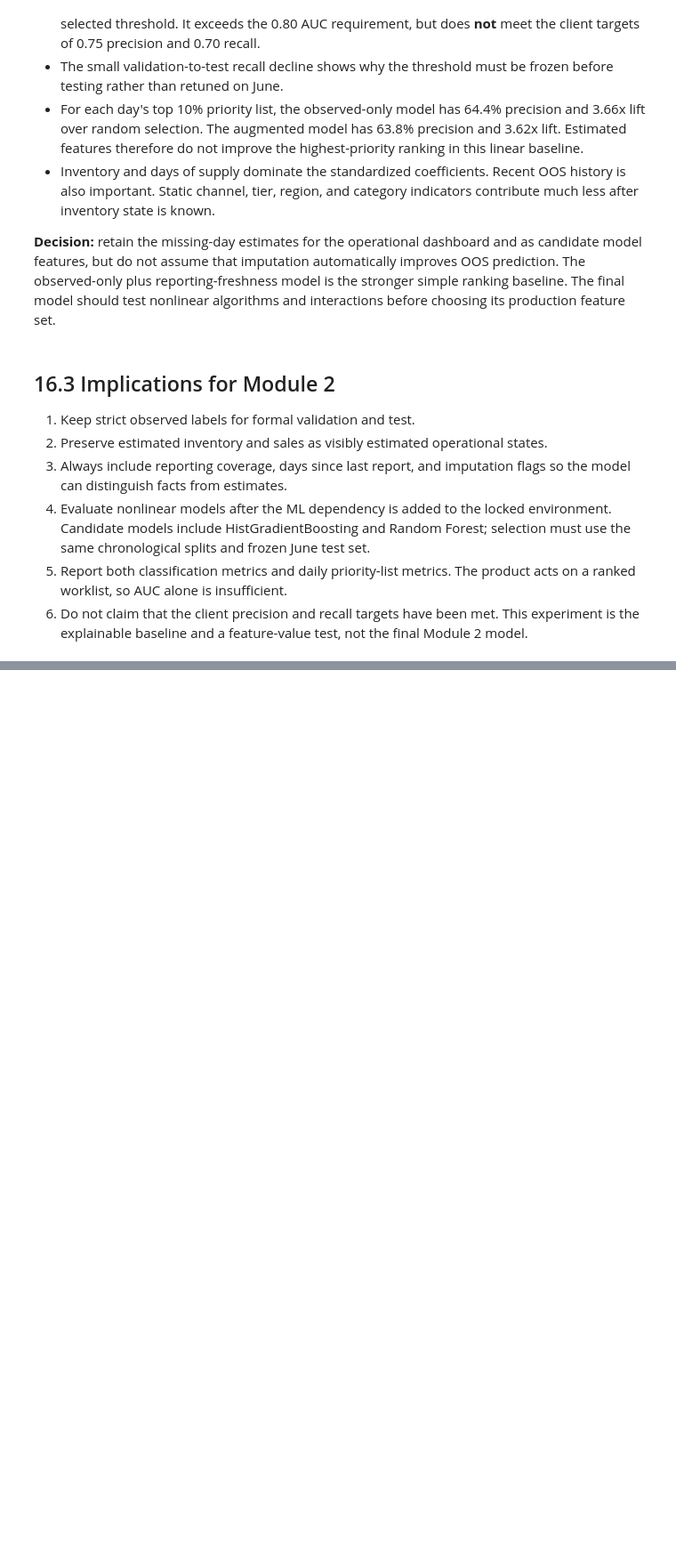
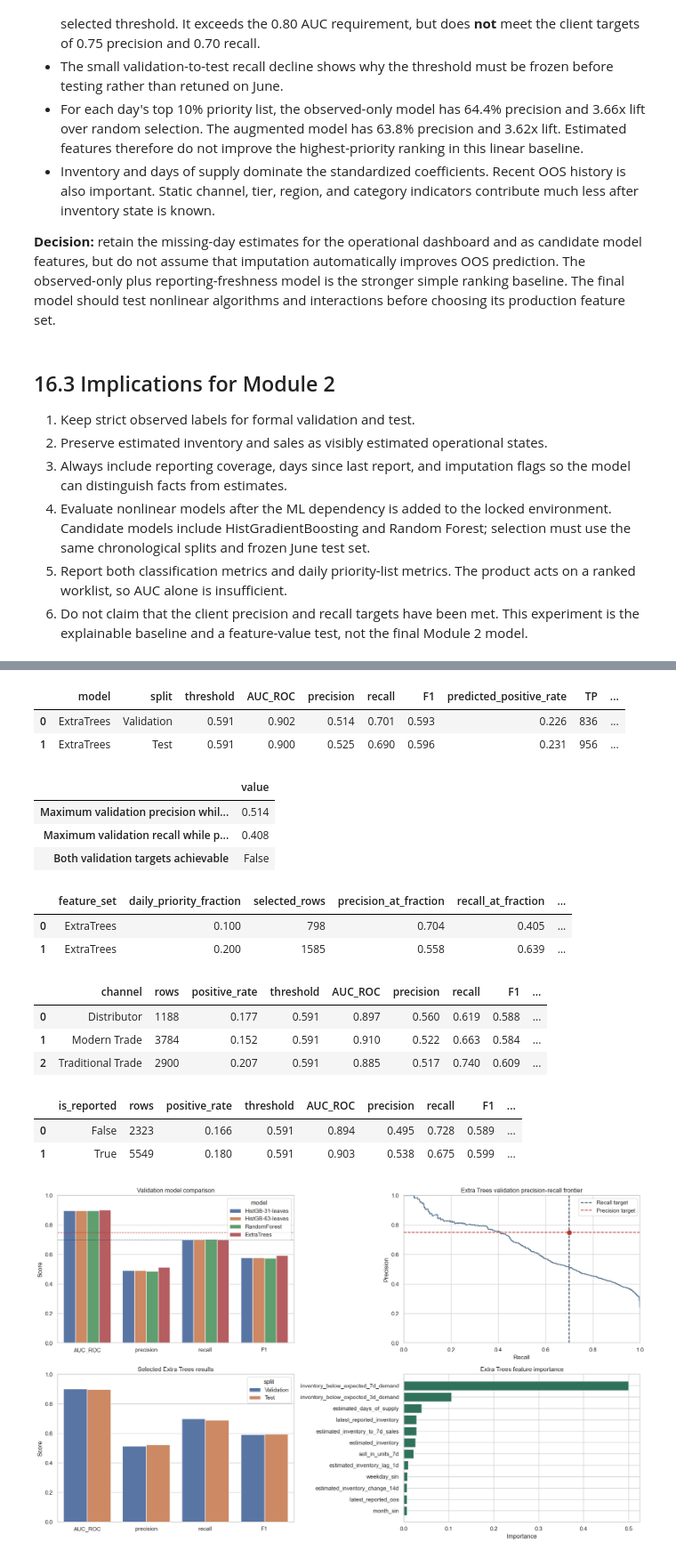
Before and after one commit to Zeye430/marvel-cpg-ai-platform, a Jupyter notebook: notebooks/exploratory/marvel_deep_eda_product_insights.ipynb, the cells around one changed output, grey strips where cells are left out. Shown at 89% size. Cells and saved outputs as stored; diff of their text form; code cells hidden in the pictures; blank space fills up the shorter version.

Commit message:
Freeze V1 data baseline and analyses

```diff
--- a/notebooks/exploratory/marvel_deep_eda_product_insights.ipynb
+++ b/notebooks/exploratory/marvel_deep_eda_product_insights.ipynb
@@ -2675,0 +3210,47 @@ plt.show()
+# %%
+display(validation_model_comparison)
+display(selected_model_results)
+display(target_feasibility.to_frame("value"))
+display(selected_priority_metrics)
+display(selected_channel_results)
+display(selected_reporting_results)
+
+comparison_metrics = validation_model_comparison.melt(
+    id_vars=["feature_set", "model"],
+    value_vars=["AUC_ROC", "precision", "recall", "F1"],
+    var_name="metric", value_name="value",
+)
+top_features = selected_feature_importance.head(12).sort_values("importance")
+
+fig, axes = plt.subplots(2, 2, figsize=(17, 10))
+sns.barplot(data=comparison_metrics, x="metric", y="value", hue="model", ax=axes[0, 0])
+axes[0, 0].axhline(0.75, color=COLORS["red"], linestyle="--", linewidth=1)
+axes[0, 0].axhline(0.70, color=COLORS["navy"], linestyle=":", linewidth=1)
+axes[0, 0].set(title="Validation model comparison", xlabel="", ylabel="Score", ylim=(0, 1))
+
+frontier_plot = selected_validation_frontier.sort_values("recall")
+axes[0, 1].plot(frontier_plot["recall"], frontier_plot["precision"], color=COLORS["blue"])
+axes[0, 1].axvline(0.70, color=COLORS["navy"], linestyle="--", label="Recall target")
+axes[0, 1].axhline(0.75, color=COLORS["red"], linestyle="--", label="Precision target")
+axes[0, 1].scatter([0.70], [0.75], color=COLORS["red"], s=70, zorder=5)
+axes[0, 1].set(
+    title="Extra Trees validation precision-recall frontier",
+    xlabel="Recall", ylabel="Precision", xlim=(0, 1), ylim=(0, 1)
+)
+axes[0, 1].legend()
+
+sns.barplot(
+    data=selected_model_results.melt(
+        id_vars=["model", "split"],
+        value_vars=["AUC_ROC", "precision", "recall", "F1"],
+        var_name="metric", value_name="value",
+    ),
+    x="metric", y="value", hue="split", ax=axes[1, 0]
+)
+axes[1, 0].set(title="Selected Extra Trees results", xlabel="", ylabel="Score", ylim=(0, 1))
+
+axes[1, 1].barh(top_features["feature"], top_features["importance"], color=COLORS["green"])
+axes[1, 1].set(title="Extra Trees feature importance", xlabel="Importance")
+plt.tight_layout()
+plt.show()
+# %% [output]
@@ -2675,0 +3262,18 @@ plt.show()
+|  | model | split | threshold | AUC_ROC | precision | recall | F1 | predicted_positive_rate | TP | ... |
+| 0 | ExtraTrees | Validation | 0.591 | 0.902 | 0.514 | 0.701 | 0.593 | 0.226 | 836 | ... |
+| 1 | ExtraTrees | Test | 0.591 | 0.900 | 0.525 | 0.690 | 0.596 | 0.231 | 956 | ... |
+|  | value |
+| Maximum validation precision whil... | 0.514 |
+| Maximum validation recall while p... | 0.408 |
+| Both validation targets achievable | False |
+|  | feature_set | daily_priority_fraction | selected_rows | precision_at_fraction | recall_at_fraction | ... |
+| 0 | ExtraTrees | 0.100 | 798 | 0.704 | 0.405 | ... |
+| 1 | ExtraTrees | 0.200 | 1585 | 0.558 | 0.639 | ... |
+|  | channel | rows | positive_rate | threshold | AUC_ROC | precision | recall | F1 | ... |
+| 0 | Distributor | 1188 | 0.177 | 0.591 | 0.897 | 0.560 | 0.619 | 0.588 | ... |
+| 1 | Modern Trade | 3784 | 0.152 | 0.591 | 0.910 | 0.522 | 0.663 | 0.584 | ... |
+| 2 | Traditional Trade | 2900 | 0.207 | 0.591 | 0.885 | 0.517 | 0.740 | 0.609 | ... |
+|  | is_reported | rows | positive_rate | threshold | AUC_ROC | precision | recall | F1 | ... |
+| 0 | False | 2323 | 0.166 | 0.591 | 0.894 | 0.495 | 0.728 | 0.589 | ... |
+| 1 | True | 5549 | 0.180 | 0.591 | 0.903 | 0.538 | 0.675 | 0.599 | ... |
+[figure, added]
```
Also changed, not shown: parts of 19 cells of this notebook, 7 other files.
